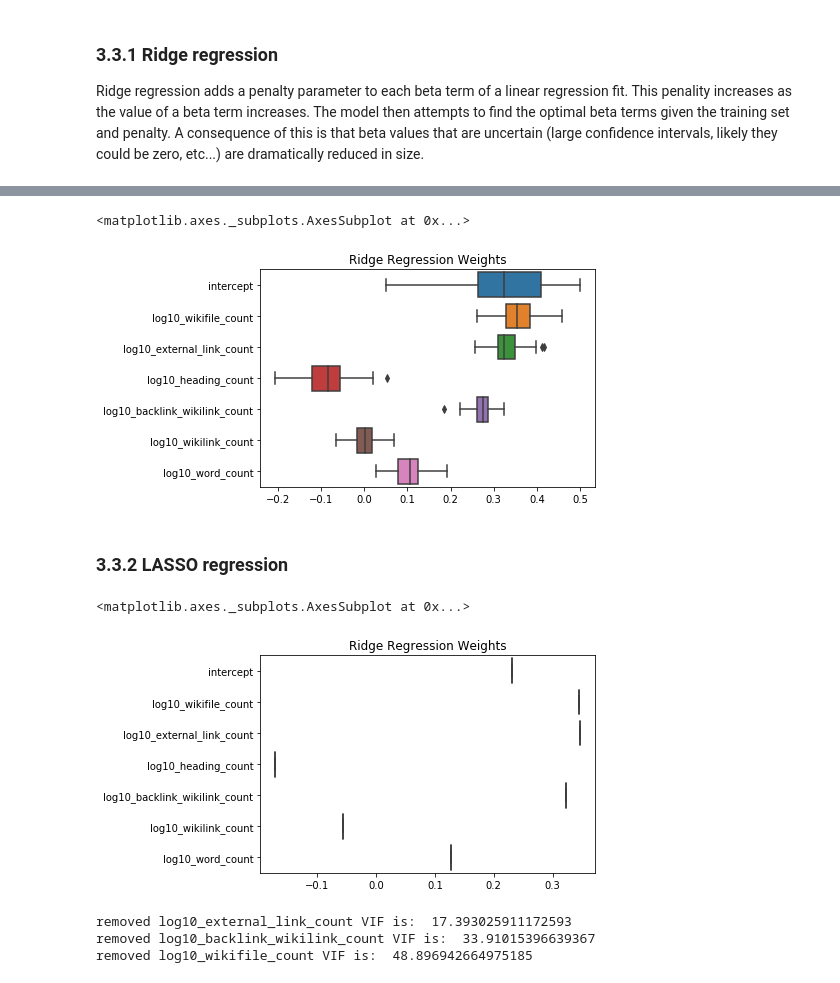
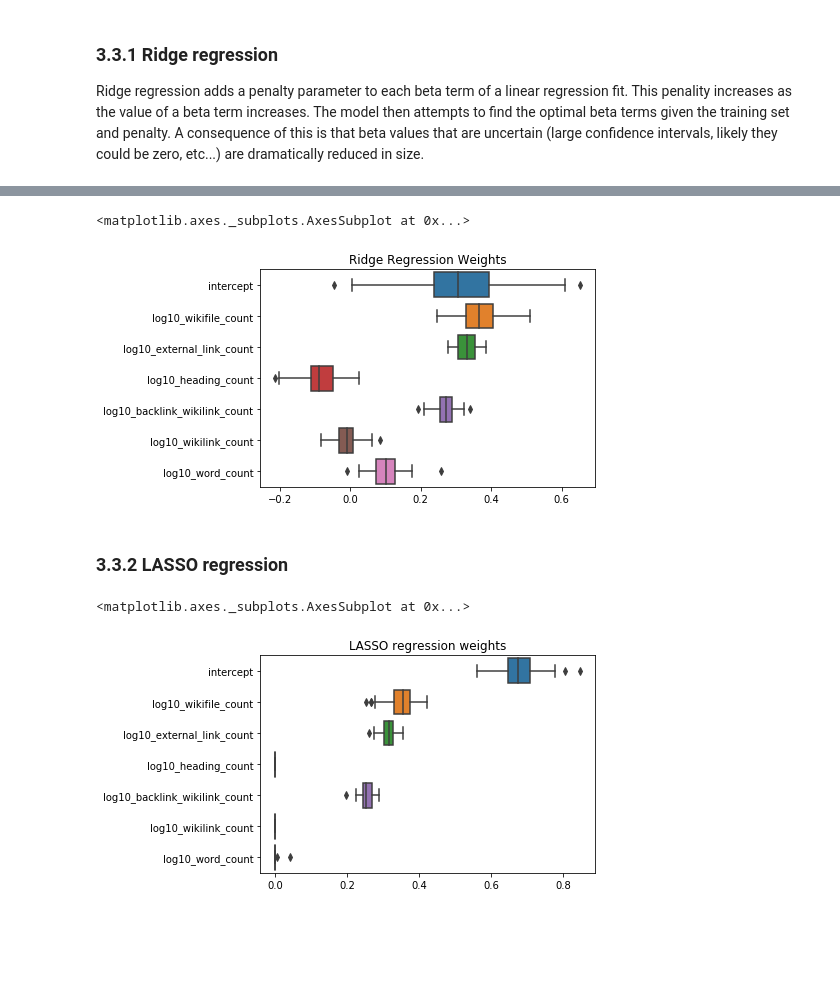
Before and after one commit to wmvoje/wiki_stub_expansion, a Jupyter notebook: data_analysis/Regression_What correlates to pageviews.ipynb, the cells around one changed output, grey strips where cells are left out. Saved outputs shown, nothing was run; the diff lists cells and outputs as text; code cells hidden in the pictures; blank space fills up the shorter version.

```diff
--- a/data_analysis/Regression_What correlates to pageviews.ipynb
+++ b/data_analysis/Regression_What correlates to pageviews.ipynb
@@ -464,9 +460,9 @@ def cross_val_parameters(X, y, estimator, cv=100, test_size=0.7):
     results = np.empty(shape=[cv, resampled_data[X_columns].shape[1] + 1])
     for count in range(cv):
         # Split the data
-        X_test, X_train, y_test, y_train = model_selection.train_test_split(X, y, test_size=0.7)
+        X_test, X_train, y_test, y_train = model_selection.train_test_split(X, y, test_size=test_size)
         estimator.fit(X_test, y_test)
-        results[count] = np.append(ridge.intercept_, ridge.coef_)
+        results[count] = np.append(estimator.intercept_, estimator.coef_)
     return results
 
 def plot_feature_importance(results, X_labels, label='', title=None):
@@ -489,29 +494,20 @@ Ridge regression adds a penalty parameter to each beta term of a linear regressi
 # %%
 from sklearn.linear_model import Ridge
 ridge = Ridge(alpha=0.1, normalize=True)
-results = cross_val_parameters(resampled_data[X_columns], resampled_data[y_column], ridge)
+
+results = cross_val_parameters(resampled_data[X_columns], resampled_data[y_column], ridge, cv=100)
 plot_feature_importance(results, X_columns, title='Ridge Regression Weights')
 # %% [output]
 <matplotlib.axes._subplots.AxesSubplot at 0x...>
-[figure, old version]
+[figure, new version]
 # %% [markdown]
 ### 3.3.2 LASSO regression
 # %%
 from sklearn.linear_model import Lasso
-lasso = Lasso(alpha = 100)
+lasso = Lasso(alpha = 0.001, normalize=True)
 
-results = cross_val_parameters(resampled_data[X_columns], resampled_data[y_column], lasso)
-plot_feature_importance(results, X_columns, title='Ridge Regression Weights')
+results = cross_val_parameters(resampled_data[X_columns], resampled_data[y_column], lasso, cv=50, test_size=0.5)
+plot_feature_importance(results, X_columns, title='LASSO regression weights')
 # %% [output]
 <matplotlib.axes._subplots.AxesSubplot at 0x...>
-[figure, old version]
+[figure, new version]
-# %%
-important_variables = ['log10_external_link_count', 'log10_backlink_wikilink_count',
-                       'log10_wikifile_count']
-
-for index, name in enumerate(important_variables):
-    print('removed ' + name + ' VIF is: ',variance_inflation_factor(resampled_data[important_variables].values, index))
-# %% [output]
-removed log10_external_link_count VIF is:  17.393025911172593
-removed log10_backlink_wikilink_count VIF is:  33.91015396639367
-removed log10_wikifile_count VIF is:  48.896942664975185
```
Also changed, not shown: parts of 9 cells of this notebook.
